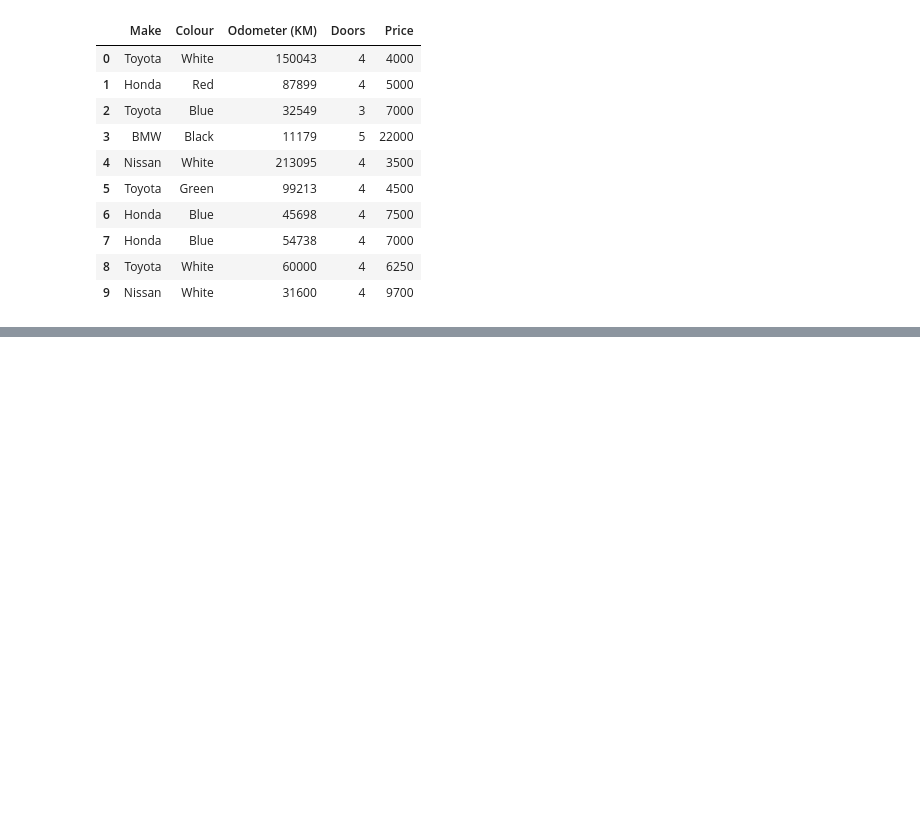
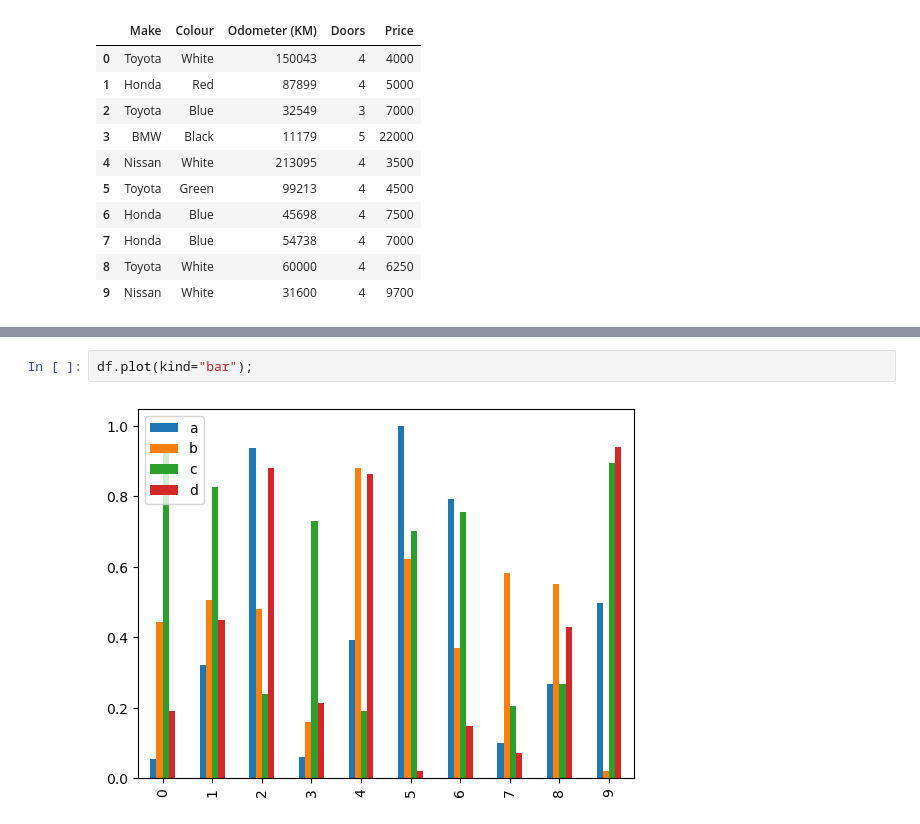
Before and after one commit to ChaosFreeze/ztm-ml, a Jupyter notebook: introduction-to-matplotlib.ipynb, the cells around one changed output, grey strips where cells are left out. Drawn from its saved outputs; the diff is of its cells as text; blank space fills up the shorter version.

```diff
--- a/introduction-to-matplotlib.ipynb
+++ b/introduction-to-matplotlib.ipynb
@@ -235,0 +303,4 @@ car_sales
+# %%
+df.plot(kind="bar");
+# %% [output]
+[figure, added]
```
Also changed, not shown: parts of 39 cells of this notebook, 3 other files.
